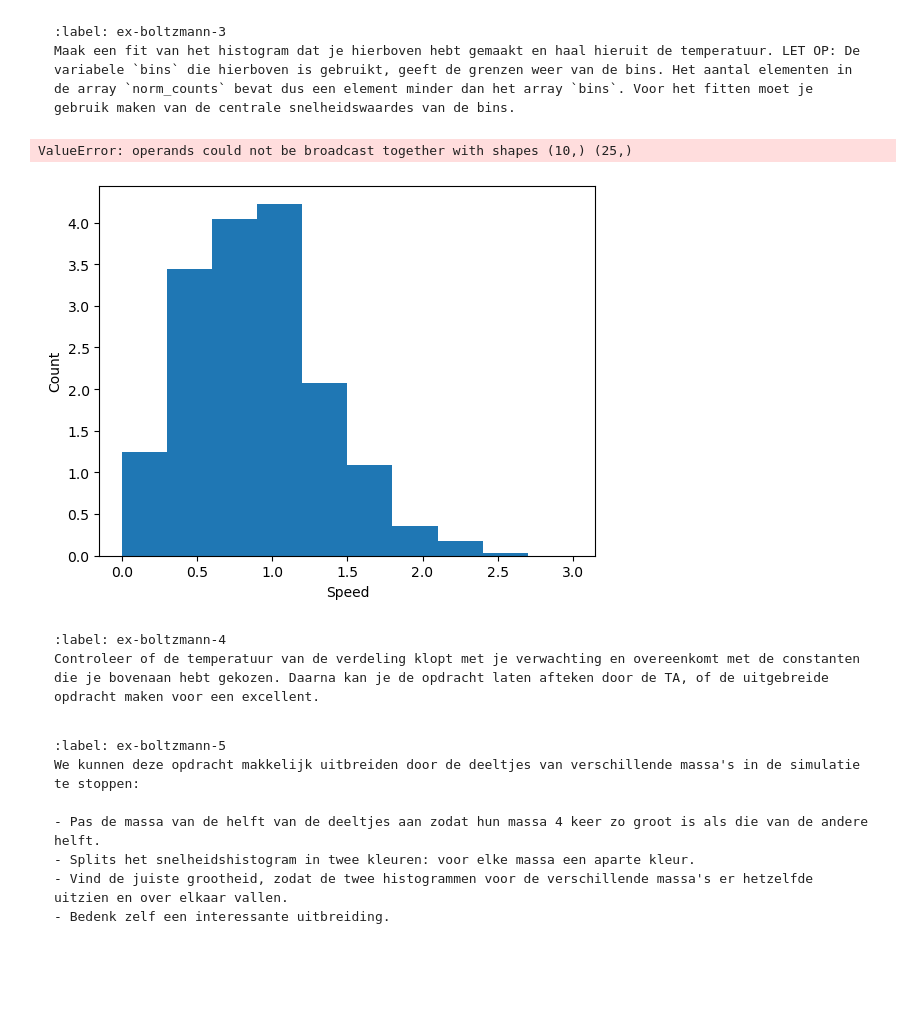
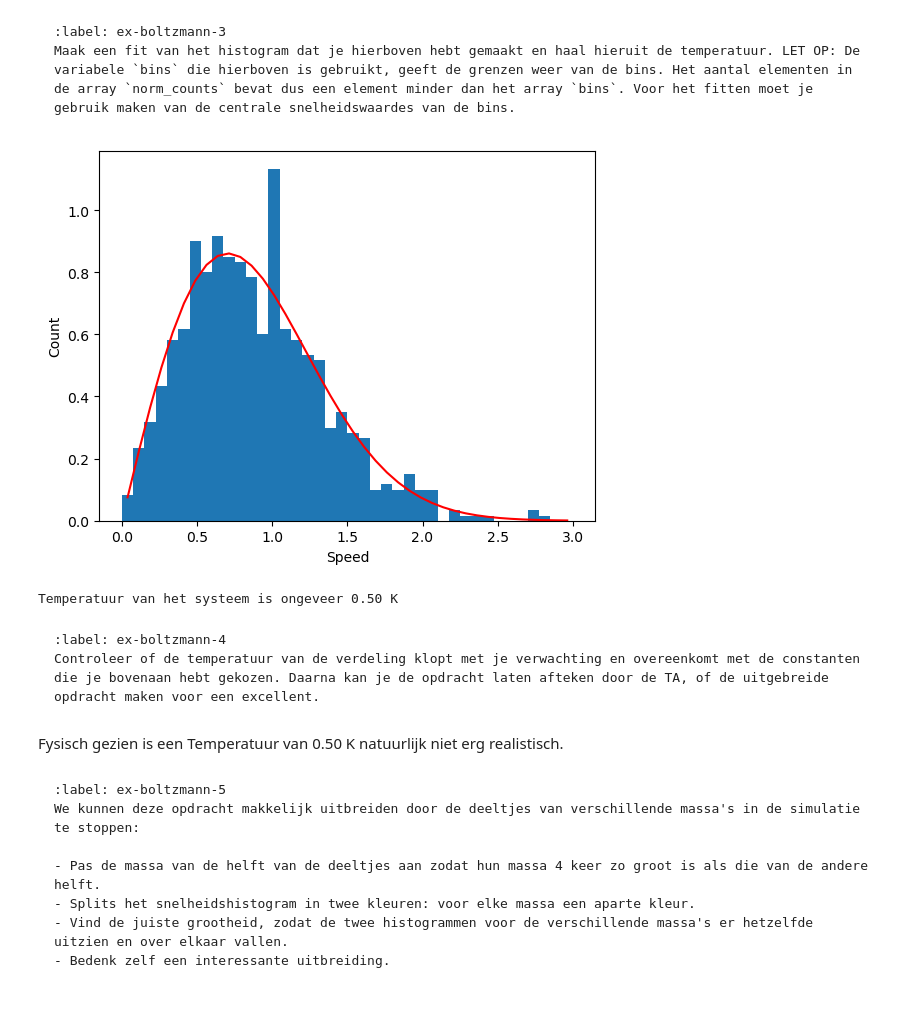
Before and after one commit to Ra3141592/Thermolab_eigen, a Jupyter notebook: Content/PySim/6_boltzmann.ipynb, the cells around one changed output. Saved outputs shown, nothing was run; the diff lists cells and outputs as text; code cells hidden in the pictures; blank space fills up the shorter version.

````diff
--- a/Content/PySim/6_boltzmann.ipynb
+++ b/Content/PySim/6_boltzmann.ipynb
@@ -339,40 +339,54 @@ $$
 Maak een fit van het histogram dat je hierboven hebt gemaakt en haal hieruit de temperatuur. LET OP: De variabele `bins` die hierboven is gebruikt, geeft de grenzen weer van de bins. Het aantal elementen in de array `norm_counts` bevat dus een element minder dan het array `bins`. Voor het fitten moet je gebruik maken van de centrale snelheidswaardes van de bins.
 ```
 # %%
-k = 1.38e-23  # J/K
+#constanten
+k = 1         # J/K
 m = 1.0       # kg
+
+#histogram
+particles = []
+num_bins = 40
+tot_counts = np.zeros(num_bins, dtype=float)
 
 plt.figure()
 plt.xlabel('Speed')
 plt.ylabel('Count')
 
 create_uniform_particles(particles)
 
 for i in range(5000):
     take_time_step(particles)
     if i % 250 == 0:
         speeds = [np.linalg.norm(p.v) for p in particles]
         partial_counts, bins = np.histogram(speeds, bins=num_bins, density='True', range=[0,3*V_0])
         tot_counts += partial_counts
 
 norm_counts = tot_counts / 20
 plt.stairs(norm_counts, bins, fill='True')
 
+#midden van bins
+mid_bins = 0.5 * (bins[1:] + bins[:-1])
+
+#curve fit
 def f(x, a):
-    return (m * x) / (k * a) * np.exp(-(m * x**2) / (2 * k * a))
+    return ((m * x) / (k * a)) * np.exp(-(m * x**2) / (2 * k * a))
 
-popt, pcov = curve_fit(f, bins[:-1], counts)
+popt, pcov = curve_fit(f, mid_bins, norm_counts)
 
-plt.plot(speeds, f(speeds, *popt), 'r-', label='fit: a=%5.3f' % tuple(popt))
+plt.plot(mid_bins, f(mid_bins, popt), 'r-', label='fit: a=%5.3f' % tuple(popt))
 plt.show()
+
+print(f'de temperatuur is ongeveer {popt:.2f} K')
 # %% [output]
+[figure, new version]
-ValueError: operands could not be broadcast together with shapes (10,) (25,)
+Temperatuur van het systeem is ongeveer 0.50 K
-[figure, old version]
 # %% [markdown]
 ```{exercise}
 :label: ex-boltzmann-4
 Controleer of de temperatuur van de verdeling klopt met je verwachting en overeenkomt met de constanten die je bovenaan hebt gekozen. Daarna kan je de opdracht laten afteken door de TA, of de uitgebreide opdracht maken voor een excellent.
 ```
+# %% [markdown]
+Fysisch gezien is een Temperatuur van 0.50 K natuurlijk niet erg realistisch.
 # %% [markdown]
 ```{exercise} 🌶 Uitbreiding
 :label: ex-boltzmann-5
````
Also changed, not shown: parts of 3 cells of this notebook.
